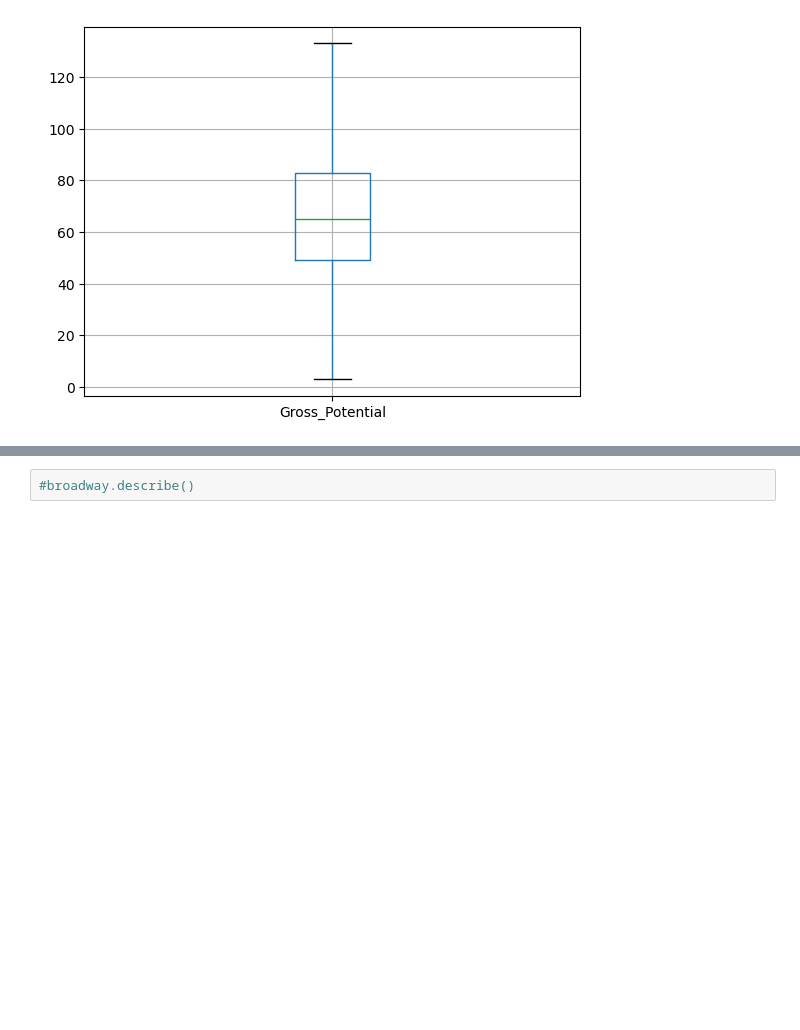
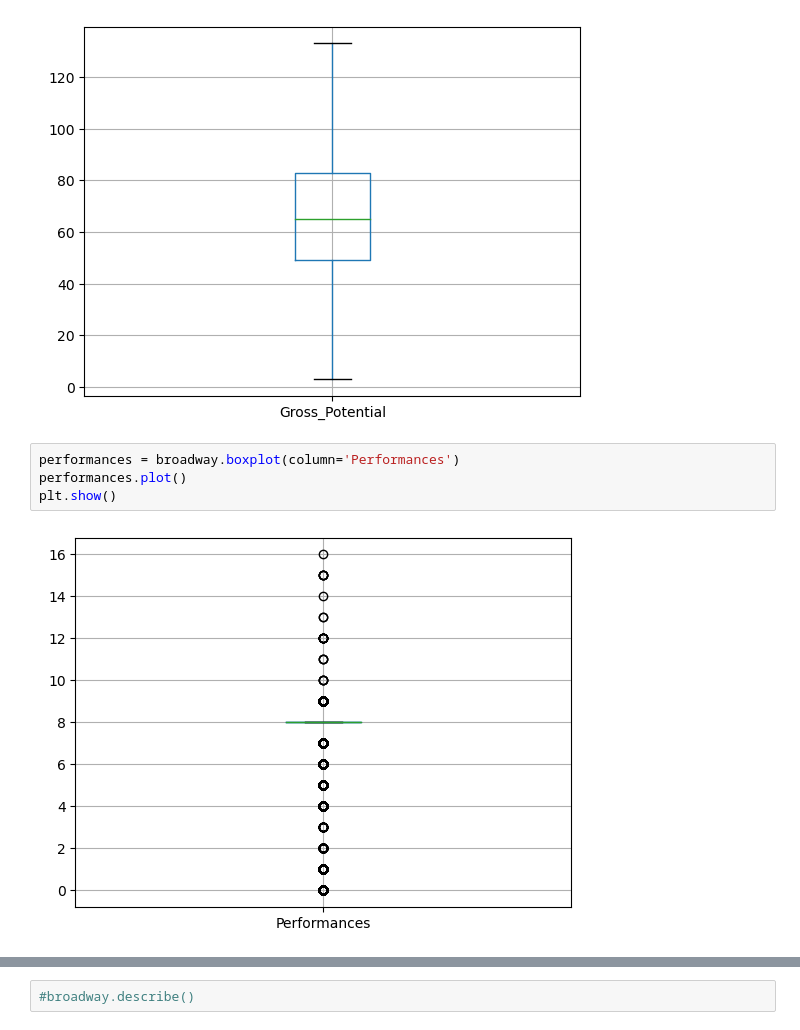
Before and after one commit to lwood7983/Final_Capstone_Project, a Jupyter notebook: Capstone_lwood.ipynb, the cells around one changed output, grey strips where cells are left out. Cells and saved outputs as stored; diff of their text form; blank space fills up the shorter version.

```diff
--- a/Capstone_lwood.ipynb
+++ b/Capstone_lwood.ipynb
@@ -162,3 +155,9 @@ gross_potent.plot()
 plt.show()
 # %% [output]
 [figure]
+# %%
+performances = broadway.boxplot(column='Performances')
+performances.plot()
+plt.show()
+# %% [output]
+[figure, added]
```
Also changed, not shown: parts of 4 cells of this notebook, 7 other files.
